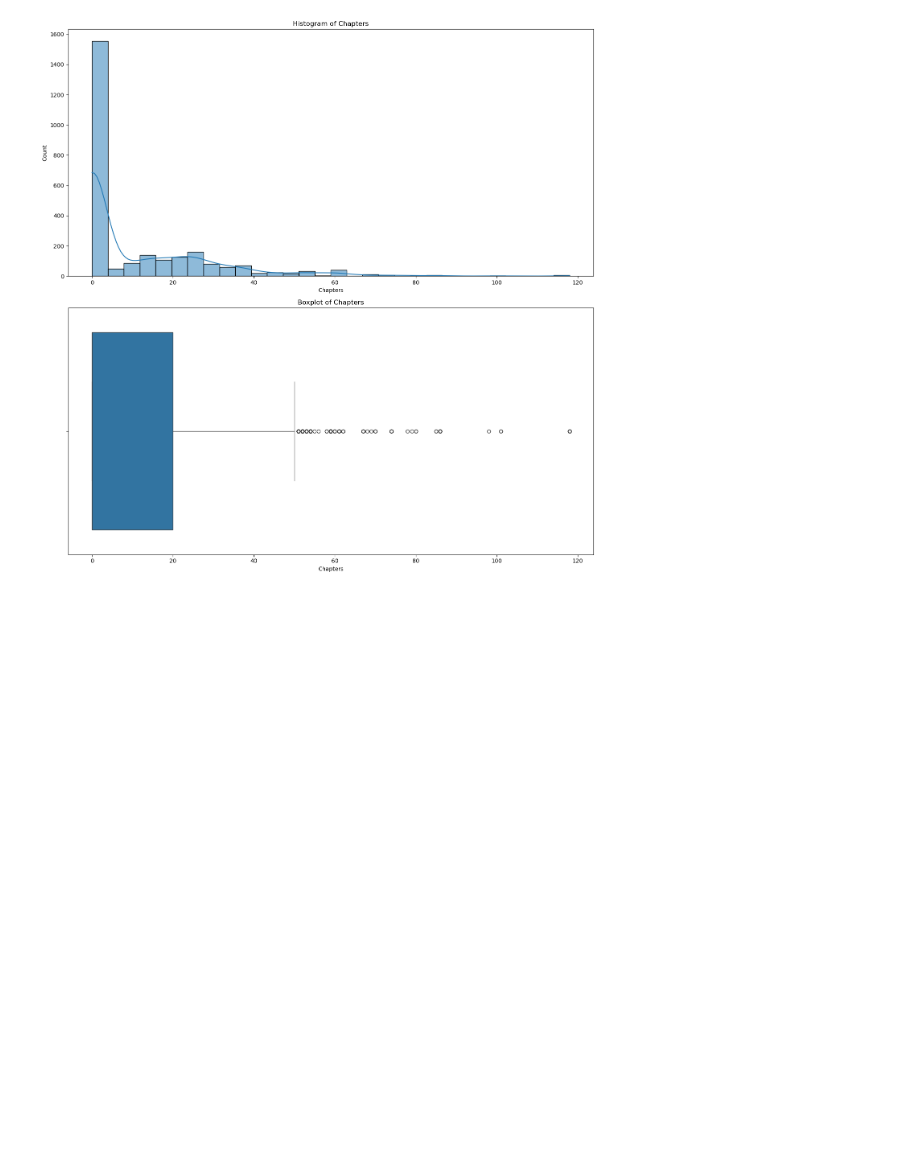
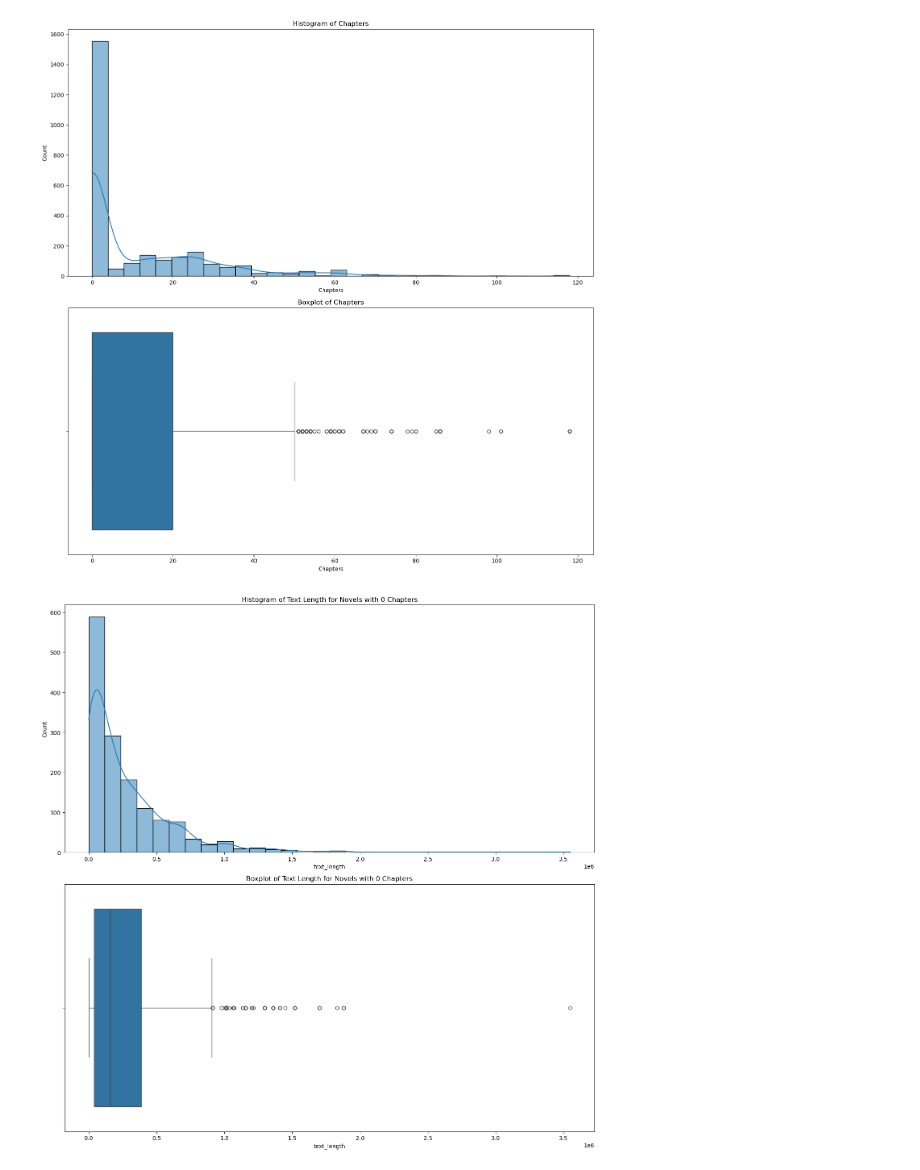
Before and after one commit to CSergiy/StoryDigest, a Jupyter notebook: EDA_Visuals.ipynb, the cells around one changed output. Drawn from its saved outputs; the diff is of its cells as text; code cells hidden in the pictures; blank space fills up the shorter version.

Commit message:
Visual novels w/ 0 chapters

```diff
--- a/EDA_Visuals.ipynb
+++ b/EDA_Visuals.ipynb
@@ -238,3 +238,29 @@ novel_df.describe()
 visualize_numerical(novel_df, 'Chapters')
 # %% [output]
 [figure]
+# %%
+def visualize_text_length_for_zero_chapters(df):
+    # Make a copy of the filtered DataFrame to safely add a new column
+    zero_chapters_df = df[df['Chapters'] == 0].copy()
+
+    # Calculate the length of text for these rows
+    zero_chapters_df.loc[:, 'text_length'] = zero_chapters_df['text'].apply(lambda x: len(x) if pd.notnull(x) else 0)
+
+    # Visualization
+    fig, ax = plt.subplots(2, 1, figsize=(14, 14))
+
+    # Histogram with Kernel Density Estimate (KDE)
+    sns.histplot(zero_chapters_df['text_length'], bins=30, ax=ax[0], kde=True)
+    ax[0].set_title('Histogram of Text Length for Novels with 0 Chapters')
+
+    # Boxplot
+    sns.boxplot(x=zero_chapters_df['text_length'], ax=ax[1])
+    ax[1].set_title('Boxplot of Text Length for Novels with 0 Chapters')
+
+    plt.tight_layout()
+    plt.show()
+
+# Now, apply the function to your DataFrame
+visualize_text_length_for_zero_chapters(novel_df)
+# %% [output]
+[figure, added]
```
